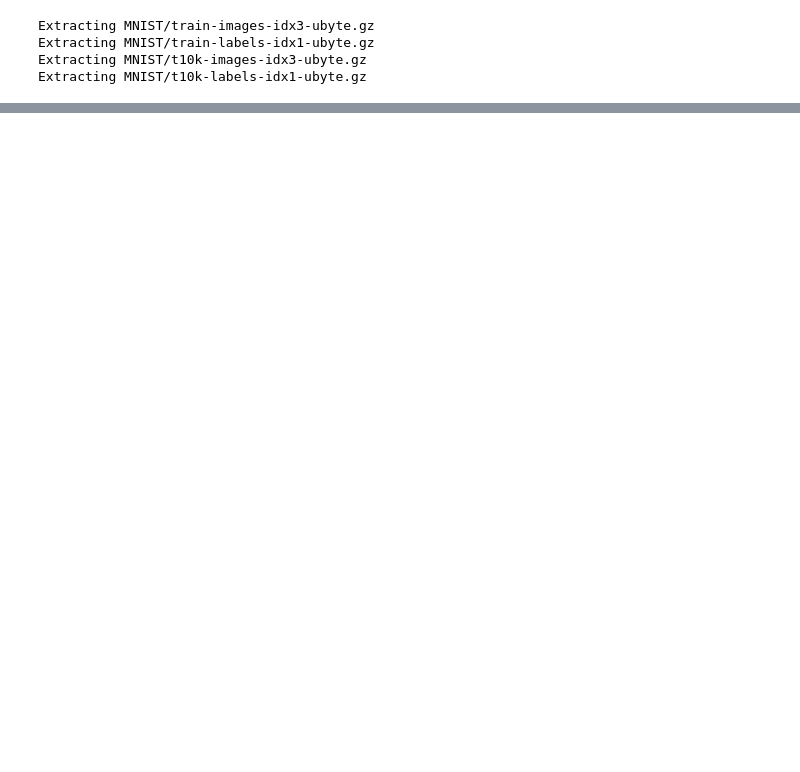
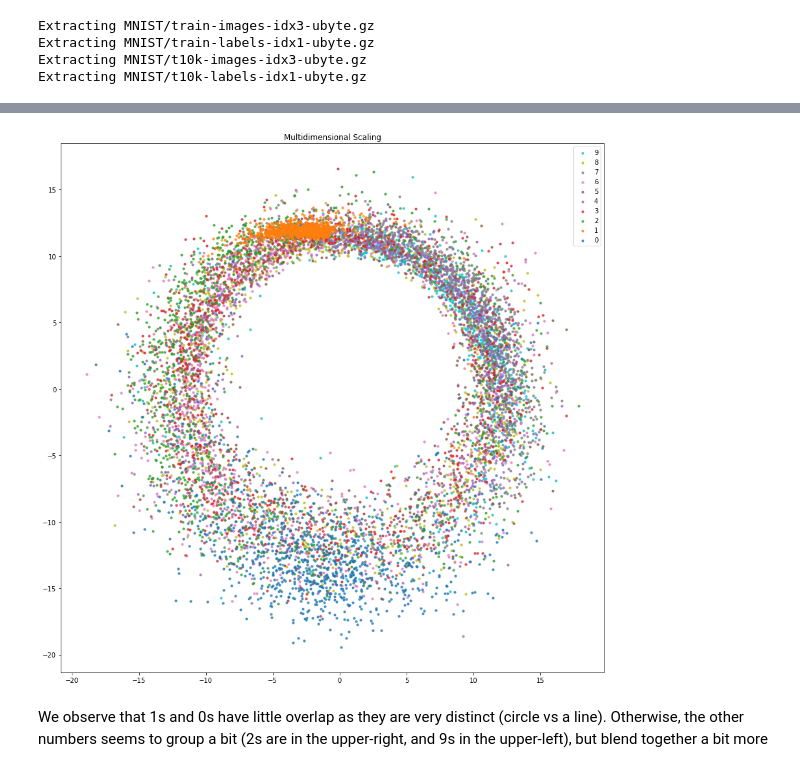
Before and after one commit to bitsauce/CSE291-I00_ML_on_3D_Data, a Jupyter notebook: homework2/1-Multidimensional_Scaling.ipynb, the cells around one changed output, grey strips where cells are left out. Saved outputs shown, nothing was run; the diff lists cells and outputs as text; code cells hidden in the pictures; blank space fills up the shorter version.

```diff
--- a/homework2/1-Multidimensional_Scaling.ipynb
+++ b/homework2/1-Multidimensional_Scaling.ipynb
@@ -63,11 +77,11 @@ optim = tf.train.AdamOptimizer(learning_rate=0.1).minimize(loss)
 tf.global_variables_initializer().run()
 # %%
 # Minimize the loss
-num_iter = 100
+num_iter = 1000
 loss_values = []
 progress = FloatProgress(min=0, max=num_iter); display(progress)
 for i in range(num_iter):
     progress.description = "Epoch %i/%i" % (i, num_iter)
-    _, l, X = sess.run([optim, loss, X_prime], feed_dict = { D: D_matrix })
+    _, l = sess.run([optim, loss], feed_dict = { D: D_matrix })
     loss_values.append(l)
     progress.value += 1
@@ -83,0 +95,8 @@ plt.show()
+# %%
+x_prime = sess.run(X_prime)
+visualize(x_prime, title="Multidimensional Scaling")
+# %% [output]
+[figure, added]
+# %% [markdown]
+We observe that 1s and 0s have little overlap as they are very distinct (circle vs a line).
+Otherwise, the other numbers seems to group a bit (2s are in the upper-right, and 9s in the upper-left), but blend together a bit more
```
Also changed, not shown: parts of 10 cells of this notebook, 8 other files.
